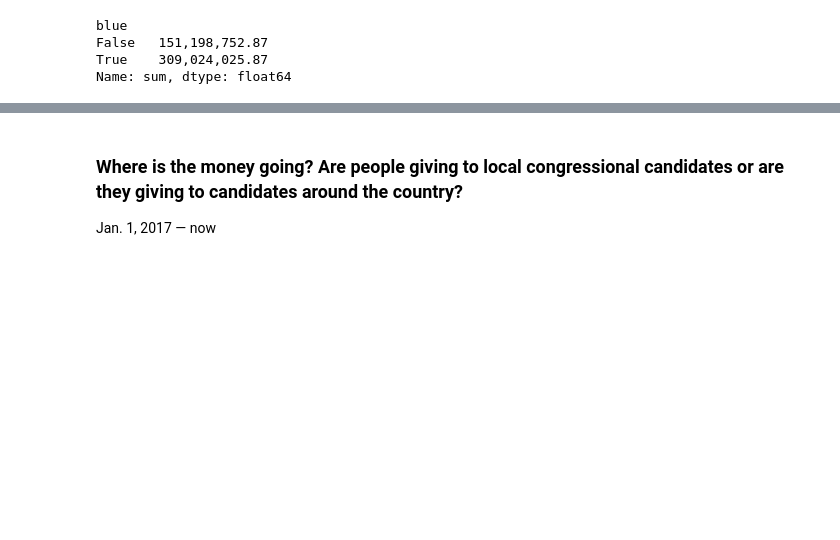
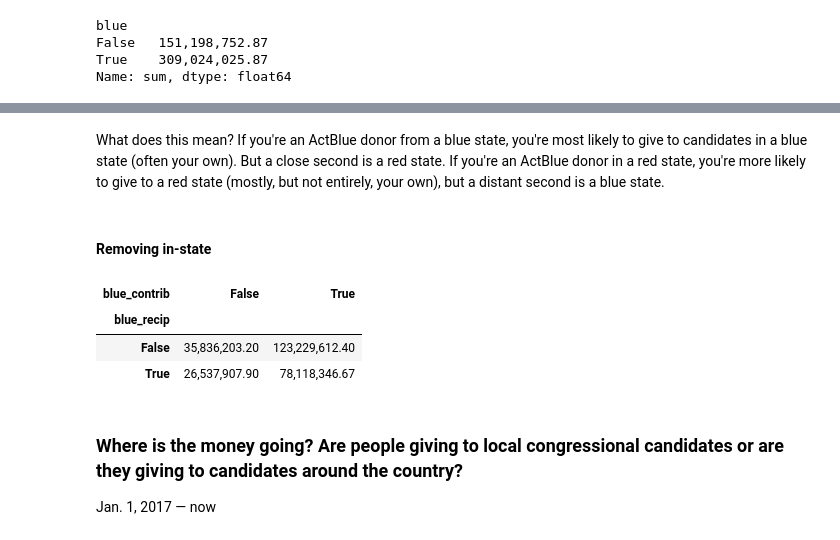
Before and after one commit to PublicI/actblue-analysis, a Jupyter notebook: analysis.ipynb, the cells around one changed output, grey strips where cells are left out. Saved outputs shown, nothing was run; the diff lists cells and outputs as text; code cells hidden in the pictures; blank space fills up the shorter version.

```diff
--- a/analysis.ipynb
+++ b/analysis.ipynb
@@ -996,3 +1013,14 @@ Name: sum, dtype: float64
+# %% [markdown]
+What does this mean? If you're an ActBlue donor from a blue state, you're most likely to give to candidates in a blue state (often your own). But a close second is a red state. If you're an ActBlue donor in a red state, you're more likely to give to a red state (mostly, but not entirely, your own), but a distant second is a blue state.
+# %% [markdown]
+#### Removing in-state
+# %%
+pd.pivot_table(contrib_flow[~contrib_flow['in']], values='sum', index=['blue_recip'], columns=['blue_contrib'], aggfunc=np.sum)
+# %% [output]
+| blue_contrib | False | True |
+| blue_recip |  |  |
+| False | 35,836,203.20 | 123,229,612.40 |
+| True | 26,537,907.90 | 78,118,346.67 |
 # %% [markdown]
 ### Where is the money going? Are people giving to local congressional candidates or are they giving to candidates around the country?
 Jan. 1, 2017 — now
```
Also changed, not shown: parts of 4 cells of this notebook, 1 other file.
